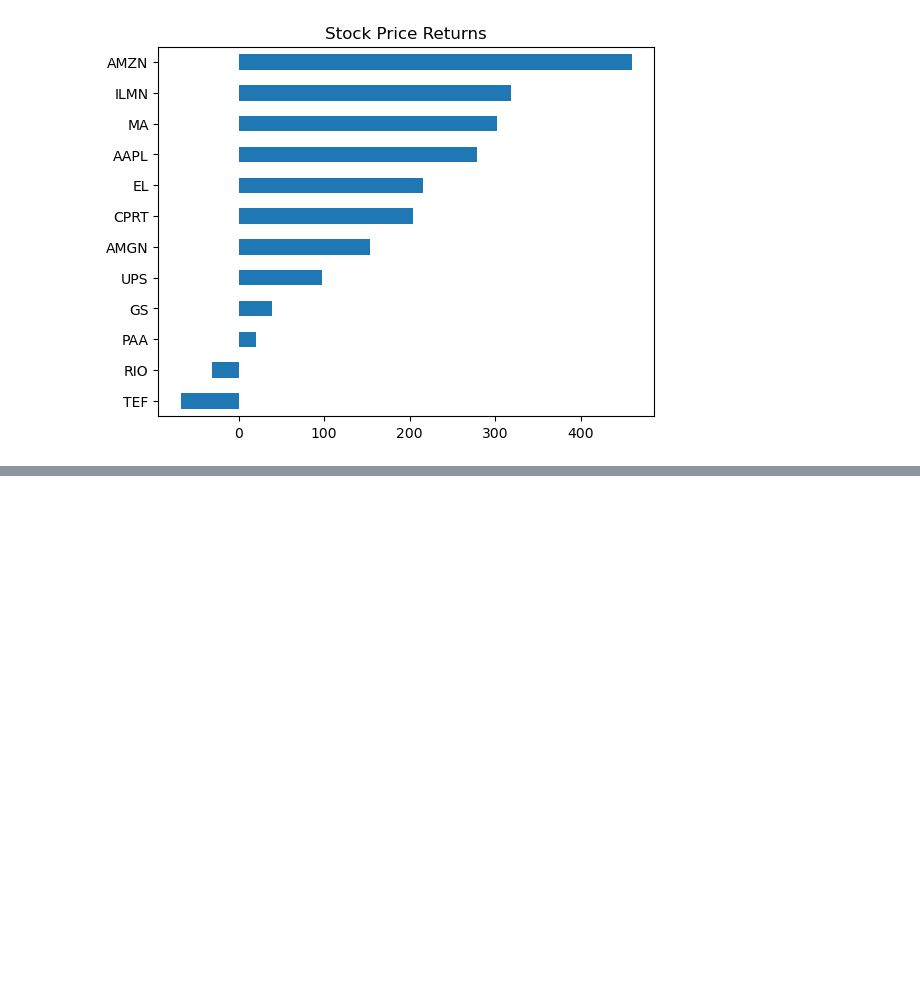
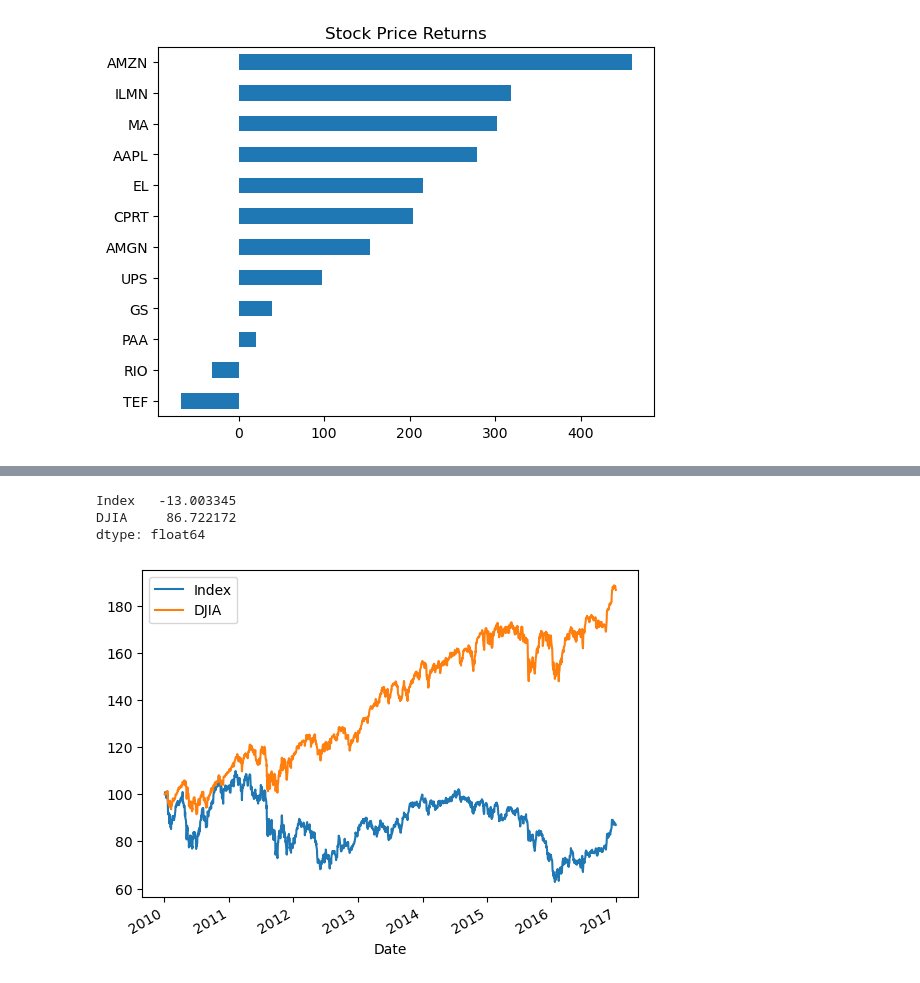
Before and after one commit to nmasamba/finance_and_time_series_python, a Jupyter notebook: time_series_pandas/28_sector_mcap_weighted_index.ipynb, the cells around one changed output, grey strips where cells are left out. Cells and saved outputs as stored; diff of their text form; code cells hidden in the pictures; blank space fills up the shorter version.

```diff
--- a/time_series_pandas/28_sector_mcap_weighted_index.ipynb
+++ b/time_series_pandas/28_sector_mcap_weighted_index.ipynb
@@ -215,0 +321,7 @@ plt.show()
+# %%
+
+idx_data = index.to_frame('Index') # Convert index series to dataframe
+
+# Load benchmark data
+djia = pd.read_csv('data/stock_data/djia2.csv', parse_dates=['DATE'], index_col='DATE')
+djia.head()
@@ -215,0 +336,16 @@ plt.show()
+# %%
+
+# add benchmark column to index data
+idx_data['DJIA'] = djia
+
+# Show total return for both index and djia
+print(idx_data.iloc[-1].div(idx_data.iloc[0]).sub(1).mul(100))
+
+# Plot both series
+idx_data.plot()
+plt.show()
+# %% [output]
+Index   -13.003345
+DJIA     86.722172
+dtype: float64
+[figure, added]
```
Also changed, not shown: parts of 20 cells of this notebook.
